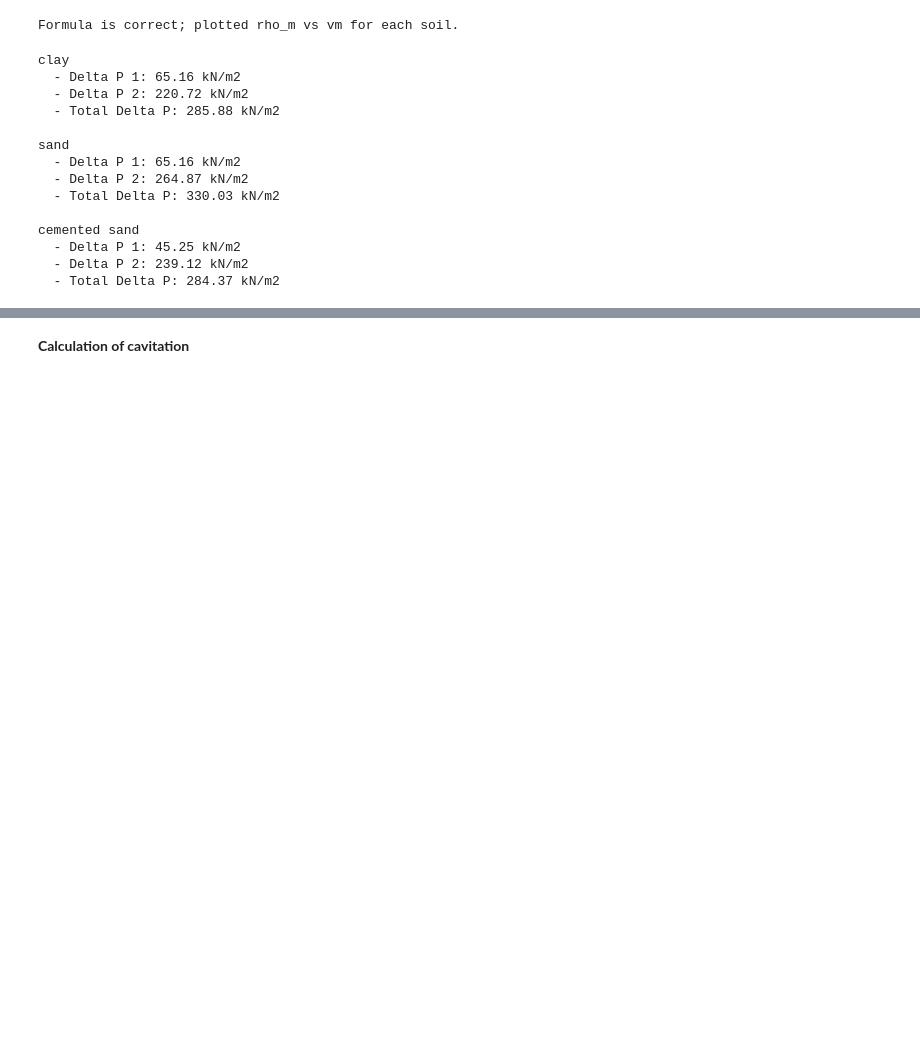
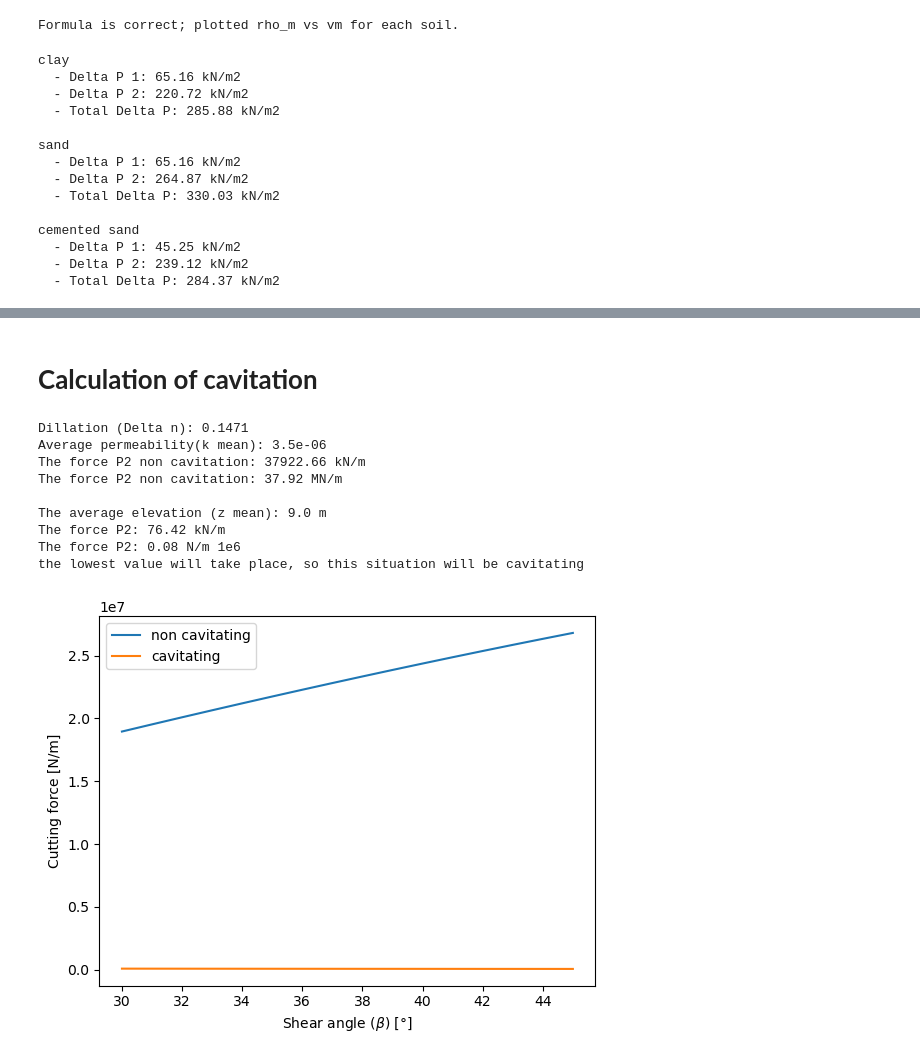
Before and after one commit to denisepierce01/Dredging, a Jupyter notebook: Capital_dredging.ipynb, the cells around one changed output, grey strips where cells are left out. Cells and saved outputs as stored; diff of their text form; code cells hidden in the pictures; blank space fills up the shorter version.

```diff
--- a/Capital_dredging.ipynb
+++ b/Capital_dredging.ipynb
@@ -315,7 +316,7 @@ for sediment, rho, prod, volume in zip(sediment,[rho_clay, rho_sand, rho_cemente
     print(f'total cycles required : {n_cycles:.0f} cycles')
     print(f'Total weeks required : {total_weeks:.1f} weeks\n')
 # %% [markdown]
-**Calculation of cavitation**
+# **Calculation of cavitation**
 # %%
 #CLAY
 n0_cemented = 0.22
@@ -349,38 +350,49 @@ print('The force P2 non cavitation:', round(P2_NO_cavit/1e6, 2) , 'MN/m\n')
 
 z1 = 8
 z2 = 10
 def calc_z_mean(z1,z2):
     return(z1+z2)/2
 
 z_mean = calc_z_mean(z1,z2)
 print('The average elevation (z mean):', z_mean , 'm')
 
 def calc_P2_cavitation(rho_w,b,h,z,beta):
     beta_rad = beta*np.pi/180
     return rho_w*9.81*b*h*(z+10)/np.sin(beta_rad)
 
 P2_cavit = calc_P2_cavitation(rho_w =1025,b=1,h=0.2,z=z_mean,beta=30)
 
 print('The force P2:',round(P2_cavit/1e3, 2) , 'kN/m')
 print('The force P2:',round(P2_cavit/1e6, 2) , 'N/m 1e6')
 
 P2_NO_cavit_serie = []
 P2_cavit_serie = []
 
 angle_serie = np.arange(30,45+1,1)
 
 for beta in angle_serie:
     P2_NO_cavit_serie.append(calc_p2_NO_cavitation(rho_w=1025,b=1,h=0.2,v=5,k=k_mean,delta_n = 0.2)*np.sin(beta*np.pi/180))# multiply by angle in addition to formula
     P2_cavit_serie.append(calc_P2_cavitation(rho_w =1025,b=1,h=0.2,z=z_mean,beta=beta))
 
 
-# # plt.plot(angle_serie, P2_NO_cavit_serie, label = 'non cavitating')
-# # plt.plot(angle_serie, P2_cavit_serie, label = 'cavitating')
-# plt.legend();
-# plt.xlabel(r'Shear angle ($\beta$) [$\degree$]')
-# plt.ylabel('Cutting force [N/m]')
+plt.plot(angle_serie, P2_NO_cavit_serie, label = 'non cavitating')
+plt.plot(angle_serie, P2_cavit_serie, label = 'cavitating')
+plt.legend();
+plt.xlabel(r'Shear angle ($\beta$) [$\degree$]')
+plt.ylabel('Cutting force [N/m]')
 
 print('the lowest value will take place, so this situation will be cavitating')
+# %% [output]
+Dillation (Delta n): 0.1471
+Average permeability(k mean): 3.5e-06
+The force P2 non cavitation: 37922.66 kN/m
+The force P2 non cavitation: 37.92 MN/m
+
+The average elevation (z mean): 9.0 m
+The force P2: 76.42 kN/m
+The force P2: 0.08 N/m 1e6
+the lowest value will take place, so this situation will be cavitating
+[figure, added]
 # %%
 def calc_P1_cav(rho,b,h,alpha,z): # It follows the book, however the sugestion is that h should be h_blade, which influences the friction along the blade.
     return rho*9.81*b*h*(z+10)/np.sin(alpha*np.pi/180)
```
Also changed, not shown: parts of 8 cells of this notebook.
